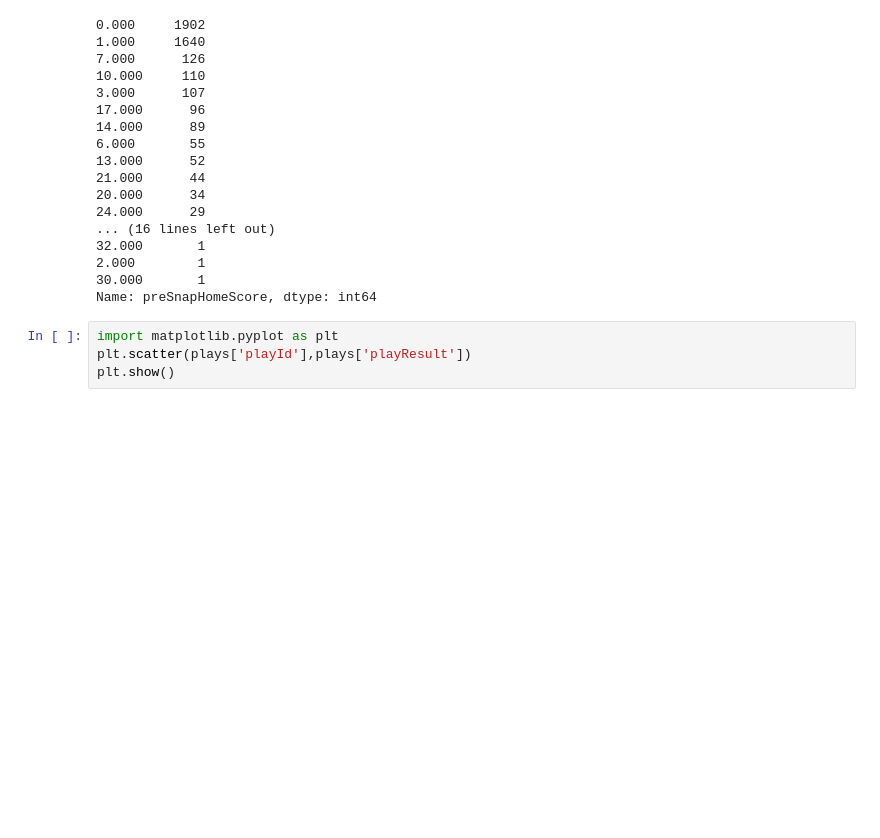
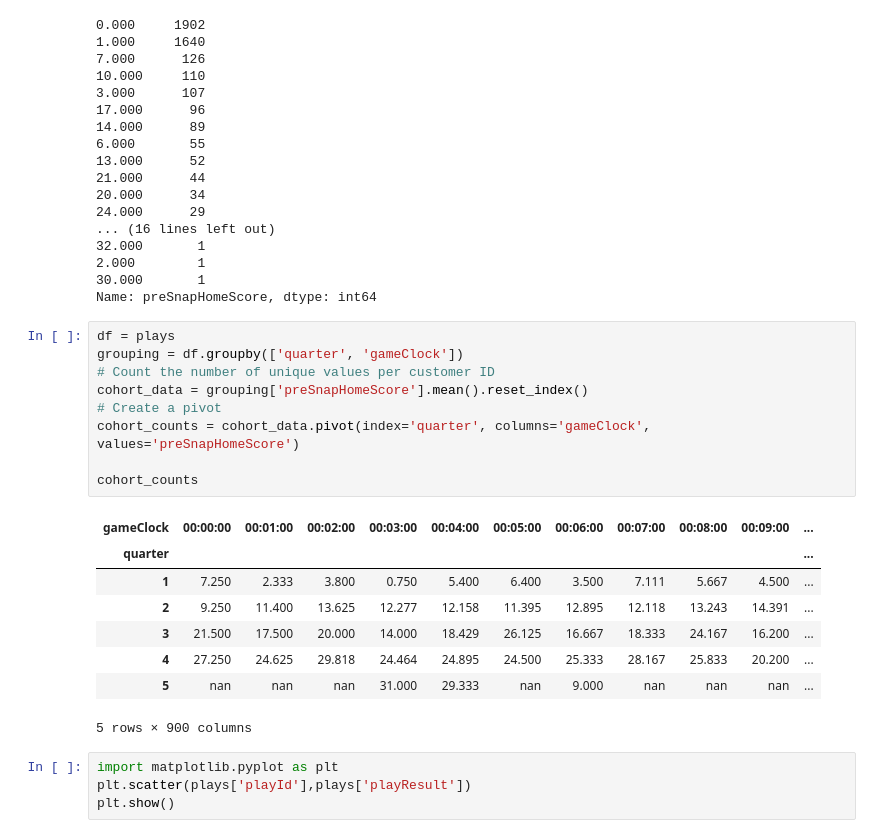
Before and after one commit to JackBellamy/NFL, a Jupyter notebook: NFL.ipynb, the cells around one changed output. Drawn from its saved outputs; the diff is of its cells as text; blank space fills up the shorter version.

```diff
--- a/NFL.ipynb
+++ b/NFL.ipynb
@@ -209,6 +302,24 @@ datamart['preSnapHomeScore'].value_counts()
 2.000        1
 30.000       1
 Name: preSnapHomeScore, dtype: int64
+# %%
+df = plays
+grouping = df.groupby(['quarter', 'gameClock'])
+# Count the number of unique values per customer ID
+cohort_data = grouping['preSnapHomeScore'].mean().reset_index()
+# Create a pivot
+cohort_counts = cohort_data.pivot(index='quarter', columns='gameClock', values='preSnapHomeScore')
+
+cohort_counts
+# %% [output]
+| gameClock | 00:00:00 | 00:01:00 | 00:02:00 | 00:03:00 | 00:04:00 | 00:05:00 | 00:06:00 | 00:07:00 | 00:08:00 | 00:09:00 | ... |
+| quarter |  |  |  |  |  |  |  |  |  |  | ... |
+| 1 | 7.250 | 2.333 | 3.800 | 0.750 | 5.400 | 6.400 | 3.500 | 7.111 | 5.667 | 4.500 | ... |
+| 2 | 9.250 | 11.400 | 13.625 | 12.277 | 12.158 | 11.395 | 12.895 | 12.118 | 13.243 | 14.391 | ... |
+| 3 | 21.500 | 17.500 | 20.000 | 14.000 | 18.429 | 26.125 | 16.667 | 18.333 | 24.167 | 16.200 | ... |
+| 4 | 27.250 | 24.625 | 29.818 | 24.464 | 24.895 | 24.500 | 25.333 | 28.167 | 25.833 | 20.200 | ... |
+| 5 | nan | nan | nan | 31.000 | 29.333 | nan | 9.000 | nan | nan | nan | ... |
+5 rows × 900 columns
 # %%
 import matplotlib.pyplot as plt
 plt.scatter(plays['playId'],plays['playResult'])
```
Also changed, not shown: parts of 11 cells of this notebook.
